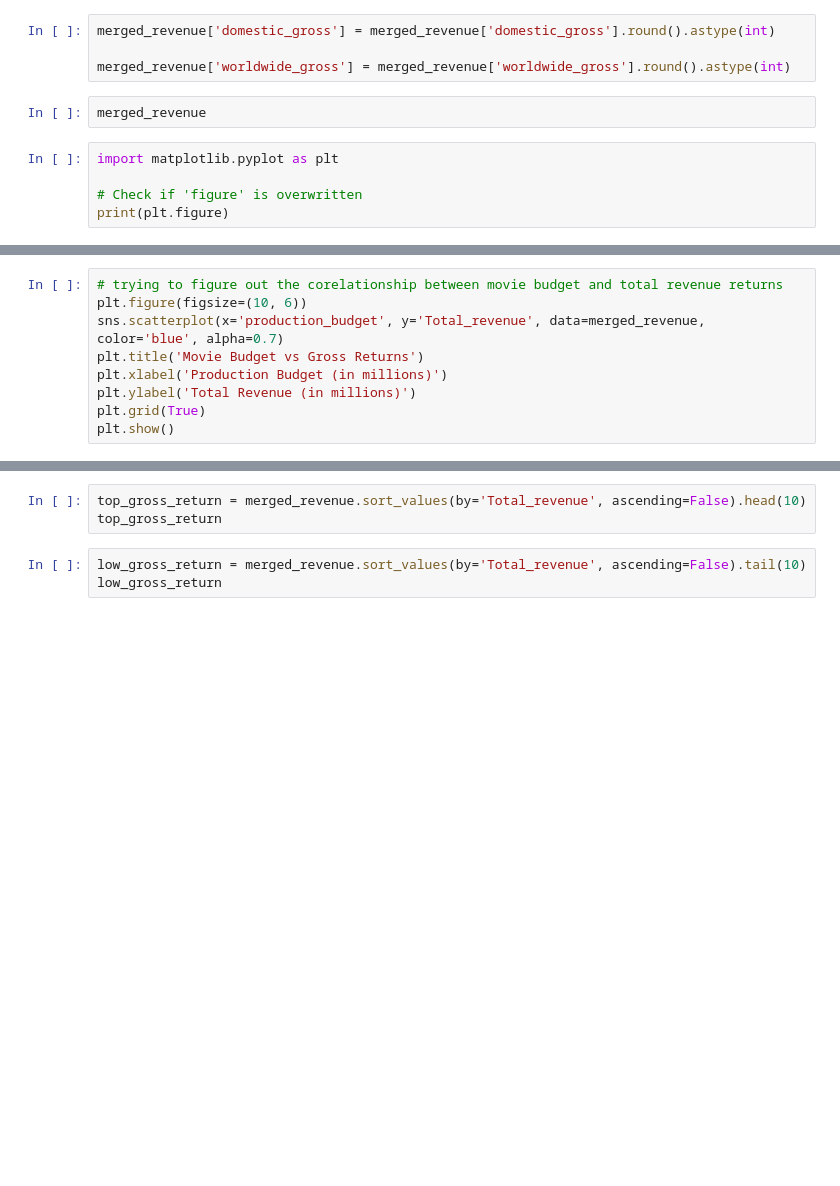
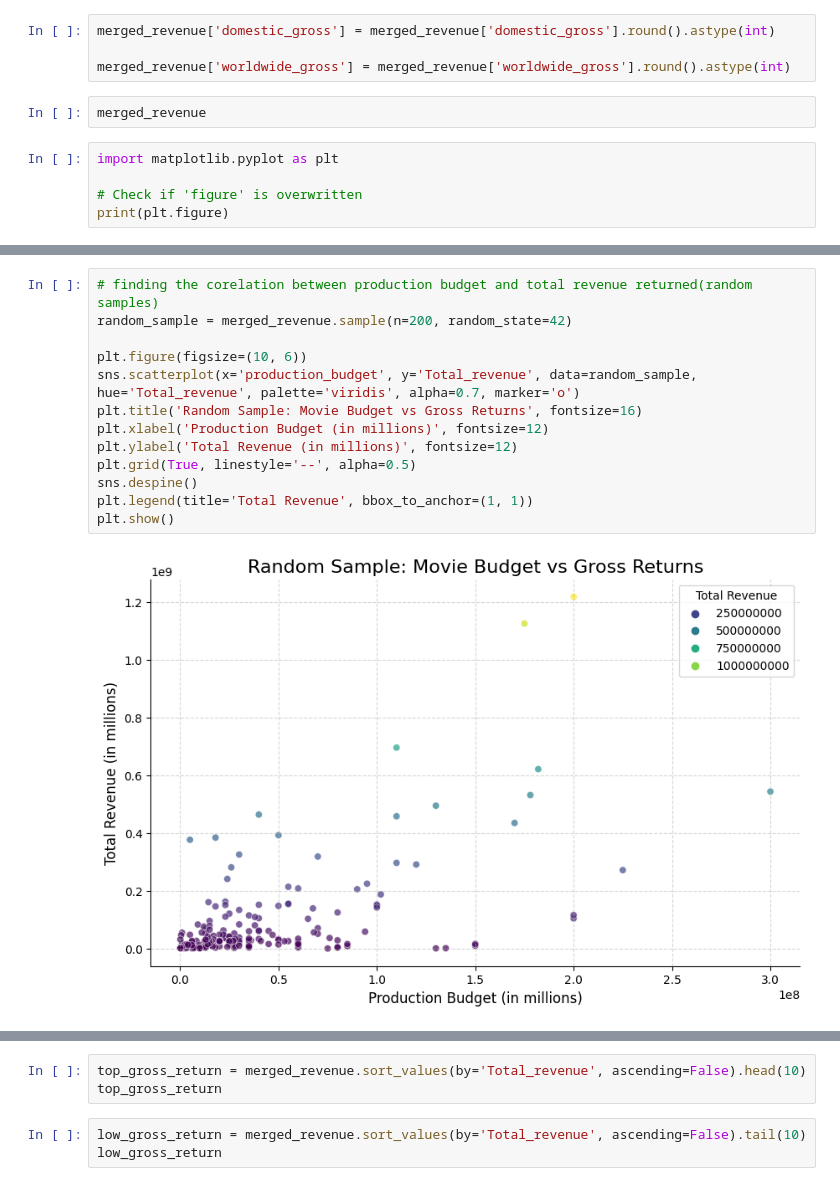
Before and after one commit to jameskoli/phase_one_project, a Jupyter notebook: index.ipynb, the cells around one changed output, grey strips where cells are left out. Saved outputs shown, nothing was run; the diff lists cells and outputs as text; blank space fills up the shorter version.

```diff
--- a/index.ipynb
+++ b/index.ipynb
@@ -143,9 +162,15 @@ plt.show()
 # %%
-# trying to figure out the corelationship between movie budget and total revenue returns
+# finding the corelation between production budget and total revenue returned(random samples)
+random_sample = merged_revenue.sample(n=200, random_state=42)
+
 plt.figure(figsize=(10, 6))
-sns.scatterplot(x='production_budget', y='Total_revenue', data=merged_revenue, color='blue', alpha=0.7)
-plt.title('Movie Budget vs Gross Returns')
-plt.xlabel('Production Budget (in millions)')
-plt.ylabel('Total Revenue (in millions)')
-plt.grid(True)
+sns.scatterplot(x='production_budget', y='Total_revenue', data=random_sample, hue='Total_revenue', palette='viridis', alpha=0.7, marker='o')
+plt.title('Random Sample: Movie Budget vs Gross Returns', fontsize=16)
+plt.xlabel('Production Budget (in millions)', fontsize=12)
+plt.ylabel('Total Revenue (in millions)', fontsize=12)
+plt.grid(True, linestyle='--', alpha=0.5)
+sns.despine()
+plt.legend(title='Total Revenue', bbox_to_anchor=(1, 1))
 plt.show()
+# %% [output]
+[figure, added]
```
Also changed, not shown: parts of 8 cells of this notebook.
